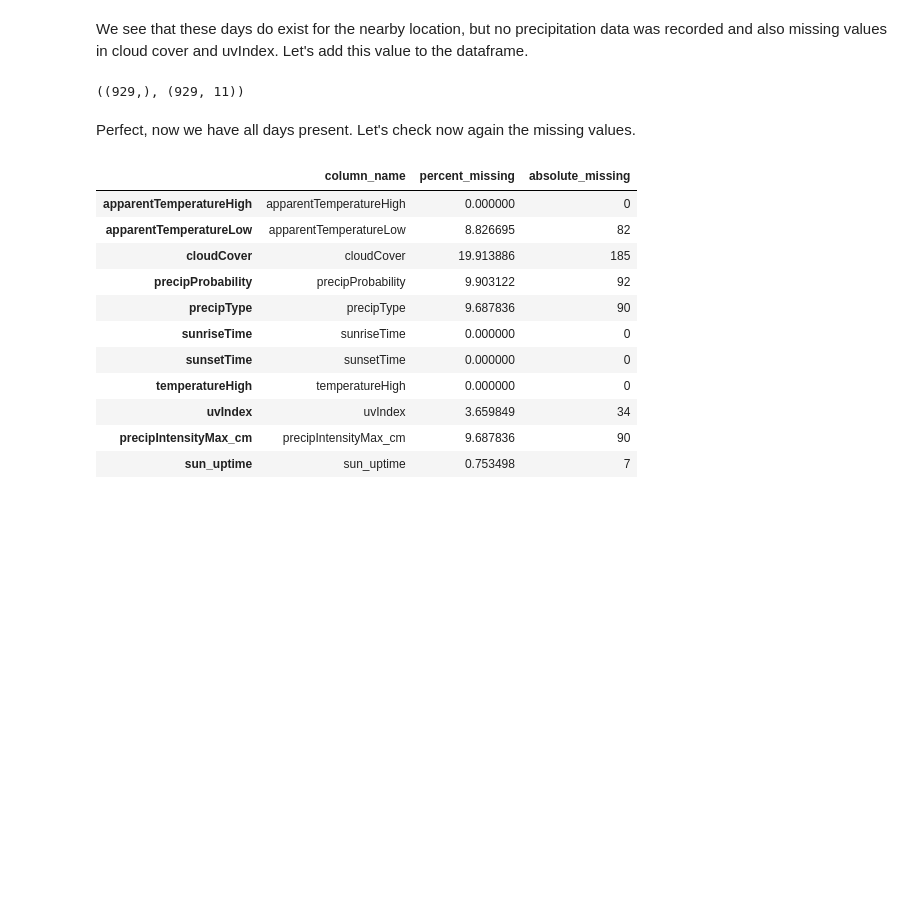
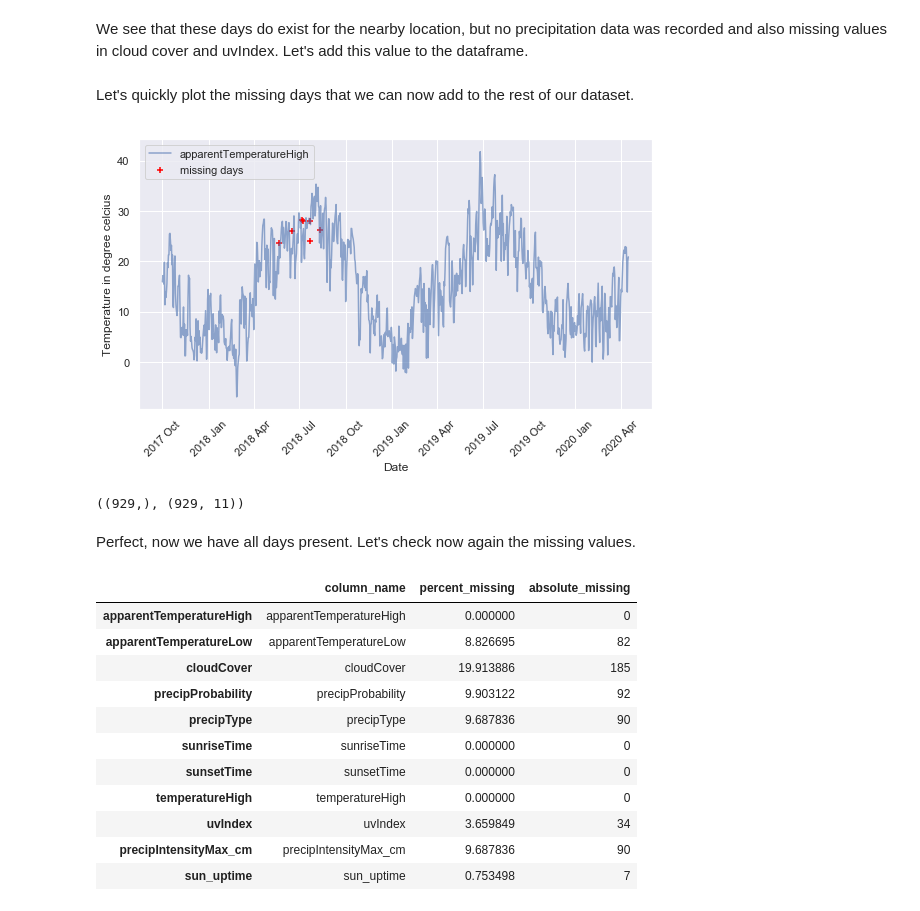
Before and after one commit to kromerh/solarAnalytics, a Jupyter notebook: 2020-04-16.solarAnalytics/04.Analysis/2020-04-26.DarkSky.003.Missing_value_treatment.ipynb, the cells around one changed output. Drawn from its saved outputs; the diff is of its cells as text; code cells hidden in the pictures; blank space fills up the shorter version.

Commit message:
missing value treatment

```diff
--- a/2020-04-16.solarAnalytics/04.Analysis/2020-04-26.DarkSky.003.Missing_value_treatment.ipynb
+++ b/2020-04-16.solarAnalytics/04.Analysis/2020-04-26.DarkSky.003.Missing_value_treatment.ipynb
@@ -316,6 +316,35 @@ https://pandas.pydata.org/pandas-docs/stable/user_guide/indexing.html#deprecate-
 | 2018-08-11 | 26.18 | 8.34 | NaN | NaN | NaN | 2018-08-11 06:19:00 | ... |
 # %% [markdown]
 We see that these days do exist for the nearby location, but no precipitation data was recorded and also missing values in cloud cover and uvIndex. Let's add this value to the dataframe.
+# %% [markdown]
+Let's quickly plot the missing days that we can now add to the rest of our dataset.
+# %%
+# %matplotlib widget
+%matplotlib inline
+
+fig, ax = plt.subplots(figsize=(8,5))
+
+
+X = df.index.values
+col = 'apparentTemperatureHigh'
+Y = df[col].values
+plt.plot(X, Y, label=col, alpha=0.6)
+
+# missing values
+X = df_alternate.index.values
+Y = df_alternate[col].values
+plt.scatter(X, Y, label='missing days', color='red', marker='+')
+
+ax.xaxis.set_major_formatter(mdates.DateFormatter('%Y %b'))
+plt.xticks(rotation=45)
+plt.xlabel('Date')
+plt.ylabel('Temperature in degree celcius')
+plt.legend()
+plt.tight_layout()
+plt.savefig('./missing_treatment.png', dpi=300)
+plt.show()
+# %% [output]
+[figure, added]
 # %%
 df_orig = df.copy()
 # %%
```
Also changed, not shown: 2 other files.
